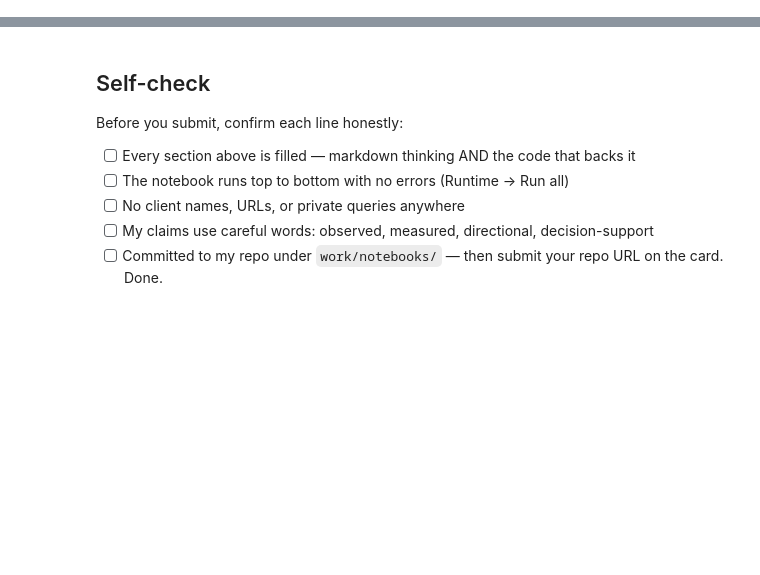
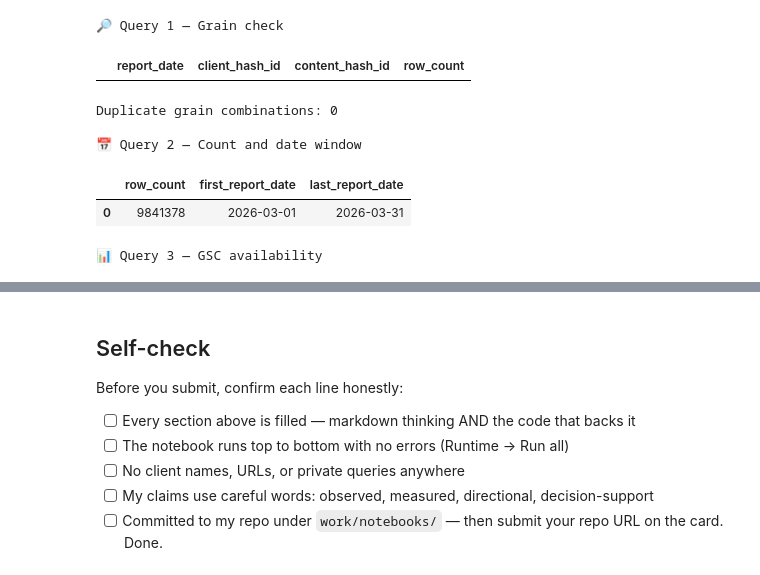
Before and after one commit to thahsinj06/Fly-rank-ml-internship-work, a Jupyter notebook: work/notebooks/w03_data_contract.ipynb, the cells around one changed output, grey strips where cells are left out. Saved outputs shown, nothing was run; the diff lists cells and outputs as text; code cells hidden in the pictures; blank space fills up the shorter version.

Commit message:
data contract

```diff
--- a/work/notebooks/w03_data_contract.ipynb
+++ b/work/notebooks/w03_data_contract.ipynb
@@ -33,0 +27,18 @@ This skeleton is yours to fill. Work the sections **in order** — each one has
+# %%
+import duckdb
+from google.colab import userdata
+
+HF_TOKEN = userdata.get("HF_TOKEN")
+
+print("Token loaded:", HF_TOKEN is not None)
+
+con = duckdb.connect()
+
+con.execute(f"""
+CREATE OR REPLACE SECRET hf_secret (
+    TYPE huggingface,
+    TOKEN '{HF_TOKEN}'
+)
+""")
+
+print("Hugging Face authentication ready.")
@@ -33,0 +154,62 @@ This skeleton is yours to fill. Work the sections **in order** — each one has
+# %%
+# Query 1 — Grain
+grain_check = con.sql(f"""
+SELECT
+    report_date,
+    client_hash_id,
+    content_hash_id,
+    COUNT(*) AS row_count
+FROM read_parquet('{march_path}')
+GROUP BY
+    report_date,
+    client_hash_id,
+    content_hash_id
+HAVING COUNT(*) > 1
+ORDER BY row_count DESC
+LIMIT 10
+""").df()
+
+print("🔎 Query 1 — Grain check")
+display(grain_check)
+print("Duplicate grain combinations:", len(grain_check))
+
+
+# Query 2 — Row count and date window
+march_summary = con.sql(f"""
+SELECT
+    COUNT(*) AS row_count,
+    MIN(report_date) AS first_report_date,
+    MAX(report_date) AS last_report_date
+FROM read_parquet('{march_path}')
+""").df()
+
+print("\n📅 Query 2 — Count and date window")
+display(march_summary)
+
+
+# Query 3 — GSC availability
+availability_check = con.sql(f"""
+SELECT
+    COUNT(*) AS total_rows,
+    COUNT(*) FILTER (
+        WHERE gsc_data_available IS TRUE
+    ) AS gsc_available_rows
+FROM read_parquet('{march_path}')
+""").df()
+
+availability_check["availability_rate"] = (
+    availability_check["gsc_available_rows"]
+    / availability_check["total_rows"]
+)
+
+print("\n📊 Query 3 — GSC availability")
+display(availability_check)
+# %% [output]
+🔎 Query 1 — Grain check
+|  | report_date | client_hash_id | content_hash_id | row_count |
+Duplicate grain combinations: 0
+
+📅 Query 2 — Count and date window
+|  | row_count | first_report_date | last_report_date |
+| 0 | 9841378 | 2026-03-01 | 2026-03-31 |
+📊 Query 3 — GSC availability
```
Also changed, not shown: parts of 15 cells of this notebook.
